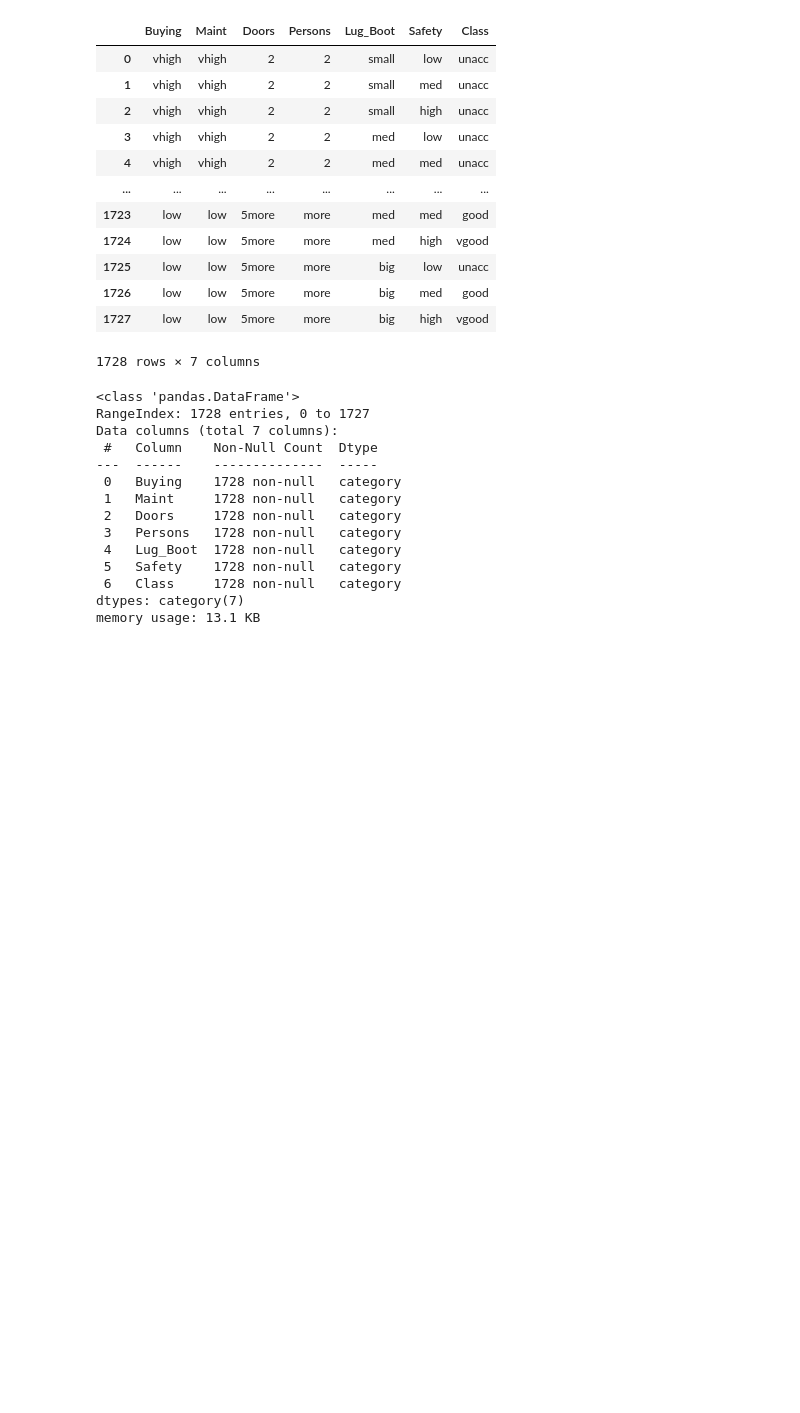
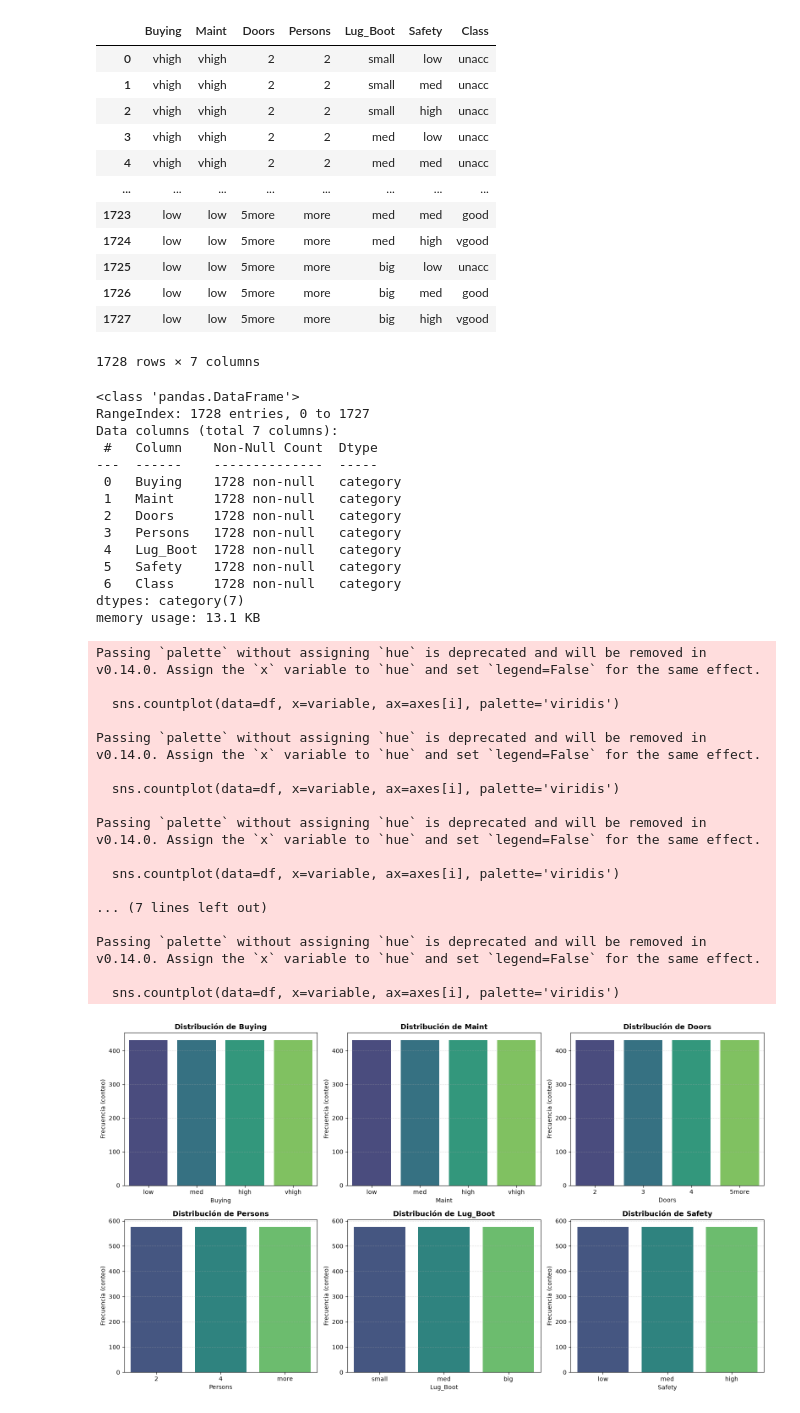
Before and after one commit to UNE-Jose/TPIA-EXP, a Jupyter notebook: ENTREGAS/delaasuncionJose/A02/carEvaluation.ipynb, the cells around one changed output. Saved outputs shown, nothing was run; the diff lists cells and outputs as text; code cells hidden in the pictures; blank space fills up the shorter version.

```diff
--- a/ENTREGAS/delaasuncionJose/A02/carEvaluation.ipynb
+++ b/ENTREGAS/delaasuncionJose/A02/carEvaluation.ipynb
@@ -22,8 +23,8 @@ df
 1728 rows × 7 columns
 # %%
 orden = {
-    "Buying" : ["vhigh", "high", "med", "low"],
-    "Maint" : ["vhigh", "high", "med", "low"],
+    "Buying" : ["low", "med", "high", "vhigh"],
+    "Maint" : ["low", "med", "high", "vhigh"],
     "Doors" : ["2", "3", "4", "5more"],
     "Persons" : ["2","4","more"],
     "Lug_Boot" : ["small", "med", "big"],
@@ -50,3 +51,43 @@ Data columns (total 7 columns):
  6   Class     1728 non-null   category
 dtypes: category(7)
 memory usage: 13.1 KB
+# %%
+balance = pd.DataFrame({"N" : df["Class"].value_counts(),"%" : (df["Class"].value_counts(normalize=True)*100).round(2)})
+
+balance
+
+comparar = [col for col in df.columns if col != 'Class']
+
+fig, axes = plt.subplots(nrows=2, ncols=3, figsize=(16, 9))
+axes = axes.flatten()
+
+for i, variable in enumerate(comparar):
+    sns.countplot(data=df, x=variable, ax=axes[i], palette='viridis')
+
+    axes[i].set_title(f'Distribución de {variable}', fontsize=12, fontweight='bold')
+    axes[i].set_xlabel(variable, fontsize=10)
+    axes[i].set_ylabel('Frecuencia (conteo)', fontsize=10)
+    axes[i].tick_params(axis='x', rotation=0)
+    axes[i].grid(axis='y', linestyle='--', alpha=0.4)
+
+plt.tight_layout()
+plt.show()
+# %% [output]
+Passing `palette` without assigning `hue` is deprecated and will be removed in v0.14.0. Assign the `x` variable to `hue` and set `legend=False` for the same effect.
+
+  sns.countplot(data=df, x=variable, ax=axes[i], palette='viridis')
+
+Passing `palette` without assigning `hue` is deprecated and will be removed in v0.14.0. Assign the `x` variable to `hue` and set `legend=False` for the same effect.
+
+  sns.countplot(data=df, x=variable, ax=axes[i], palette='viridis')
+
+Passing `palette` without assigning `hue` is deprecated and will be removed in v0.14.0. Assign the `x` variable to `hue` and set `legend=False` for the same effect.
+
+  sns.countplot(data=df, x=variable, ax=axes[i], palette='viridis')
+
+... (7 lines left out)
+
+Passing `palette` without assigning `hue` is deprecated and will be removed in v0.14.0. Assign the `x` variable to `hue` and set `legend=False` for the same effect.
+
+  sns.countplot(data=df, x=variable, ax=axes[i], palette='viridis')
+[figure, added]
```
Also changed, not shown: parts of 2 cells of this notebook.
